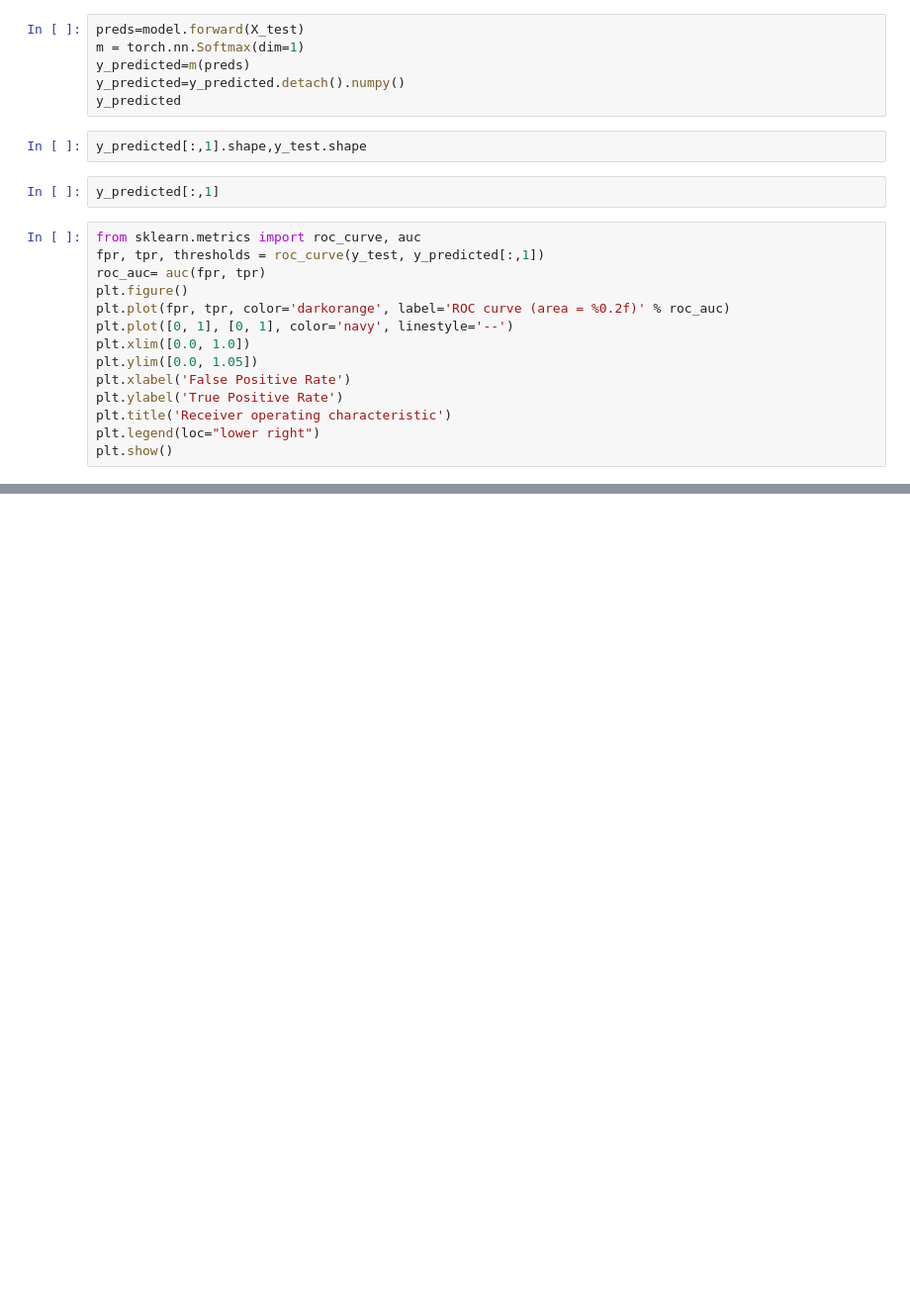
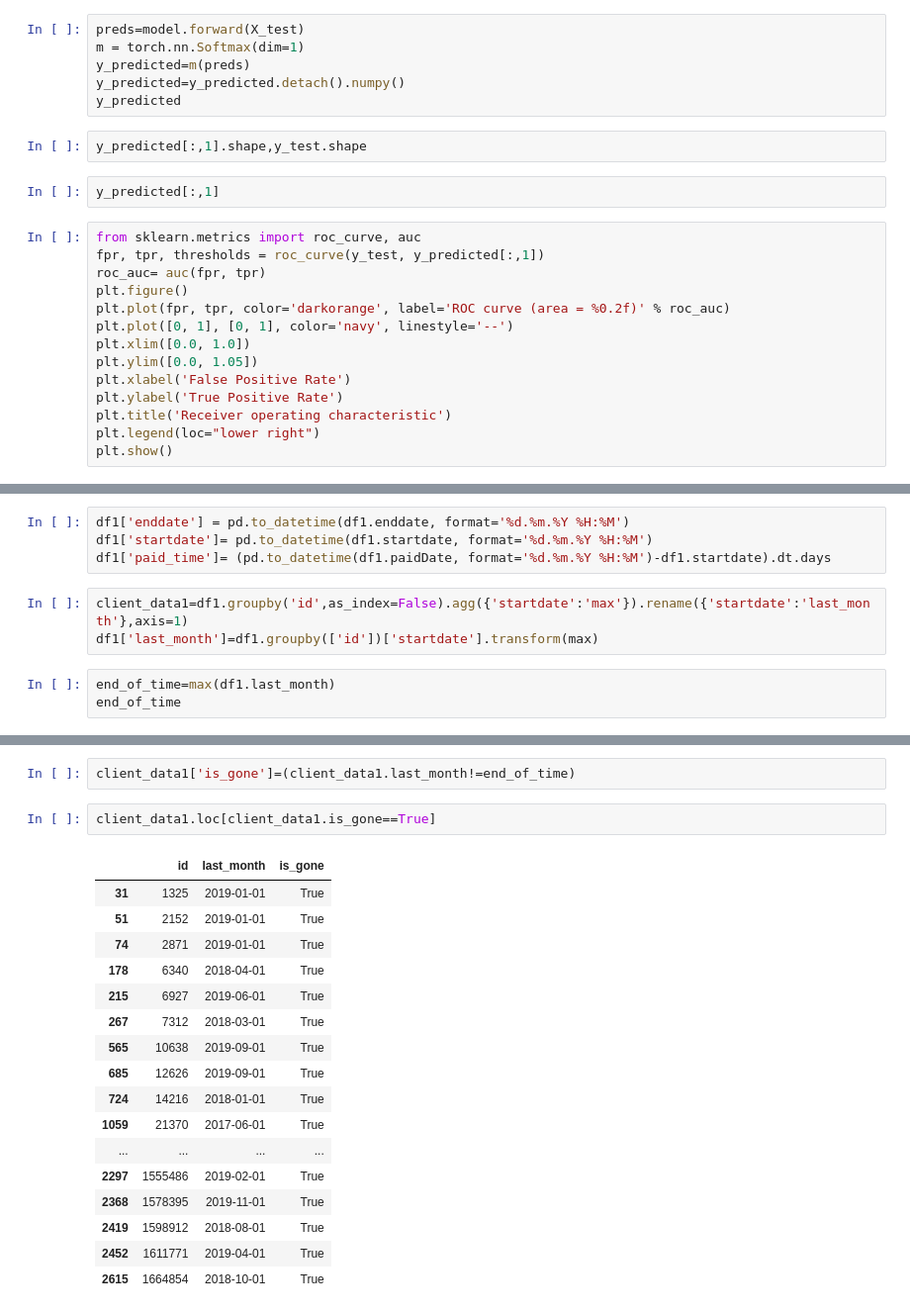
Before and after one commit to MDYLL/API_task, a Jupyter notebook: API_2months_before-checkpoint.ipynb, the cells around one changed output, grey strips where cells are left out. Shown at 99% size. Drawn from its saved outputs; the diff is of its cells as text; blank space fills up the shorter version.

```diff
--- a/API_2months_before-checkpoint.ipynb
+++ b/API_2months_before-checkpoint.ipynb
@@ -276,0 +286,10 @@ plt.show()
+# %%
+df1['enddate'] = pd.to_datetime(df1.enddate, format='%d.%m.%Y %H:%M')
+df1['startdate']= pd.to_datetime(df1.startdate, format='%d.%m.%Y %H:%M')
+df1['paid_time']= (pd.to_datetime(df1.paidDate, format='%d.%m.%Y %H:%M')-df1.startdate).dt.days
+# %%
+client_data1=df1.groupby('id',as_index=False).agg({'startdate':'max'}).rename({'startdate':'last_month'},axis=1)
+df1['last_month']=df1.groupby(['id'])['startdate'].transform(max)
+# %%
+end_of_time=max(df1.last_month)
+end_of_time
@@ -276,0 +298,22 @@ plt.show()
+# %%
+client_data1['is_gone']=(client_data1.last_month!=end_of_time)
+# %%
+client_data1.loc[client_data1.is_gone==True]
+# %% [output]
+|  | id | last_month | is_gone |
+| 31 | 1325 | 2019-01-01 | True |
+| 51 | 2152 | 2019-01-01 | True |
+| 74 | 2871 | 2019-01-01 | True |
+| 178 | 6340 | 2018-04-01 | True |
+| 215 | 6927 | 2019-06-01 | True |
+| 267 | 7312 | 2018-03-01 | True |
+| 565 | 10638 | 2019-09-01 | True |
+| 685 | 12626 | 2019-09-01 | True |
+| 724 | 14216 | 2018-01-01 | True |
+| 1059 | 21370 | 2017-06-01 | True |
+| ... | ... | ... | ... |
+| 2297 | 1555486 | 2019-02-01 | True |
+| 2368 | 1578395 | 2019-11-01 | True |
+| 2419 | 1598912 | 2018-08-01 | True |
+| 2452 | 1611771 | 2019-04-01 | True |
+| 2615 | 1664854 | 2018-10-01 | True |
```
Also changed, not shown: parts of 12 cells of this notebook, 8 other files.
